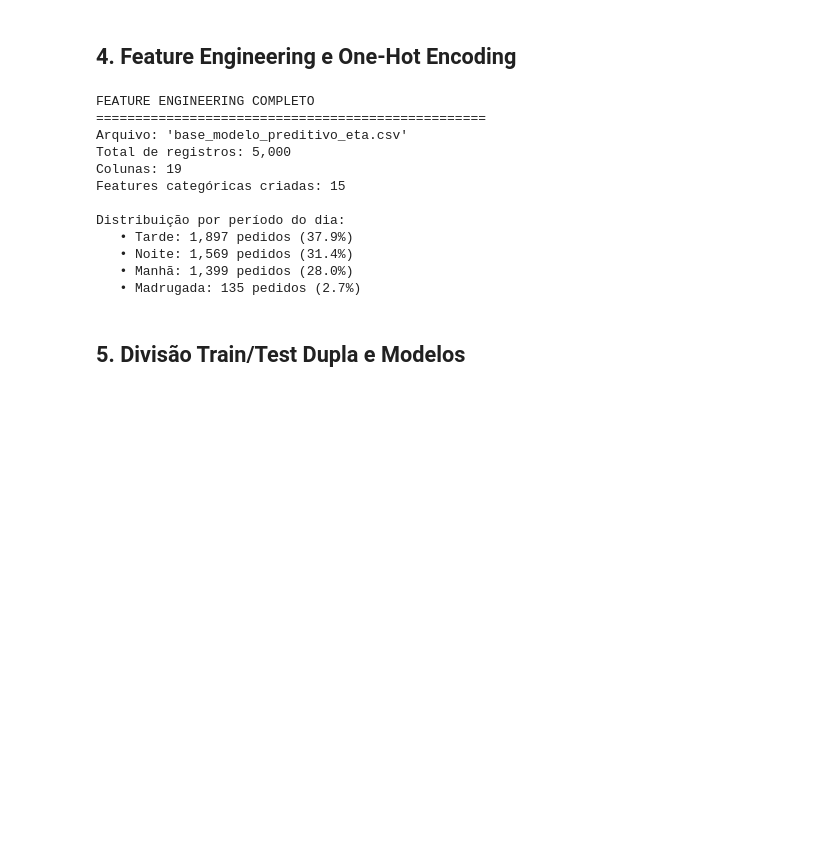
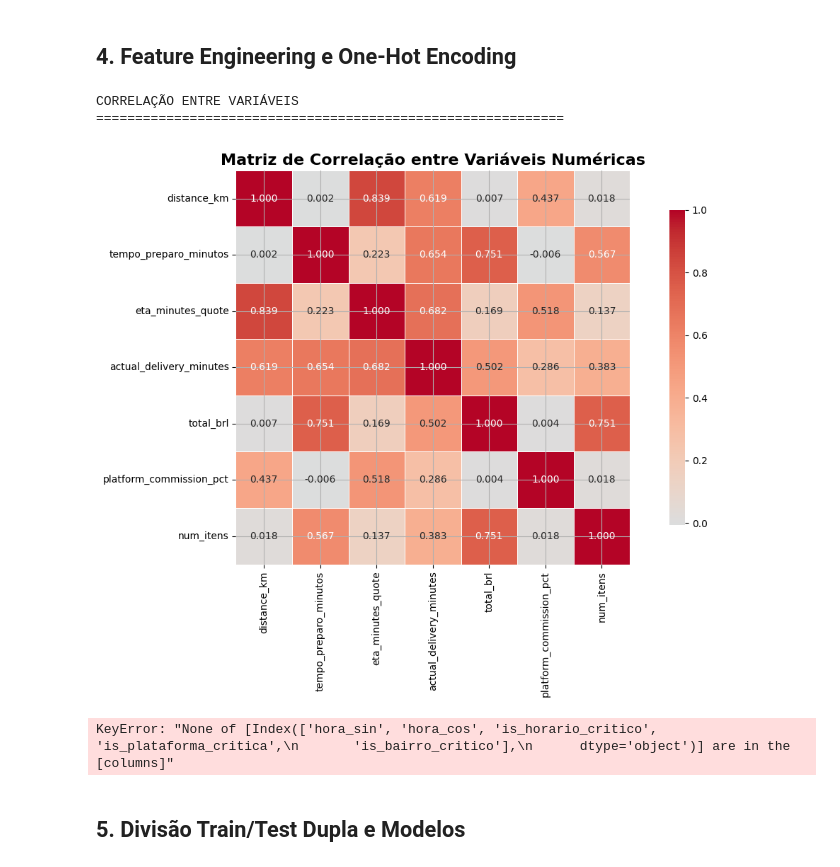
Before and after one commit to EnzoPerego/analise-dados-insperjr-trainee, a Jupyter notebook: modelo_preditivo/modelo_preditivo_eta.ipynb, the cells around one changed output. Saved outputs shown, nothing was run; the diff lists cells and outputs as text; code cells hidden in the pictures; blank space fills up the shorter version.

```diff
--- a/modelo_preditivo/modelo_preditivo_eta.ipynb
+++ b/modelo_preditivo/modelo_preditivo_eta.ipynb
@@ -89,6 +89,38 @@ df['hora_cos'] = np.cos(2 * np.pi * df['hora_pedido'] / 24)
 df['is_horario_critico'] = df['hora_pedido'].isin([18, 19, 20, 21, 22, 23]).astype(int)
 df['is_plataforma_critica'] = (df['platform'] == 'ifood').astype(int)
 df['is_bairro_critico'] = df['macro_bairro'].isin(['Morumbi', 'Vila Mariana', 'Santo Amaro']).astype(int)
+# %%
+import pandas as pd
+import numpy as np
+import matplotlib.pyplot as plt
+import seaborn as sns
+
+# Carregar a base limpa
+df = pd.read_csv('../tratamento_inicial/Base_Kaiserhaus_Limpa.csv')
+
+print("CORRELAÇÃO ENTRE VARIÁVEIS")
+print("=" * 60)
+
+# Selecionar variáveis numéricas para correlação
+variaveis_numericas = ['distance_km', 'tempo_preparo_minutos', 'eta_minutes_quote',
+                       'actual_delivery_minutes', 'total_brl', 'platform_commission_pct',
+                       'num_itens']
+
+# Criar matriz de correlação
+correlacao = df[variaveis_numericas].corr()
+
+
+# Visualizar heatmap
+plt.figure(figsize=(12, 8))
+sns.heatmap(correlacao, annot=True, fmt='.3f', cmap='coolwarm', center=0,
+            square=True, linewidths=0.5, cbar_kws={'shrink': 0.8})
+plt.title('Matriz de Correlação entre Variáveis Numéricas', fontsize=16, fontweight='bold')
+plt.tight_layout()
+plt.show()
+# %% [output]
+CORRELAÇÃO ENTRE VARIÁVEIS
+============================================================
+[figure, added]
 # %%
 # Função para obter período do dia
 def obter_periodo_dia(hora):
@@ -111,7 +143,7 @@ df_canais_proprios['dia_semana'] = obter_dia_semana(df_canais_proprios['order_da
 df_canais_proprios['periodo_dia'] = pd.to_datetime(df_canais_proprios['order_datetime']).dt.hour.apply(obter_periodo_dia)
 
 # Selecionar features
-features_numericas = ['distance_km', 'tempo_preparo_minutos', 'num_itens']
+features_numericas = ['distance_km', 'tempo_preparo_minutos', 'num_itens', 'total_brl']
 features_categoricas = ['periodo_dia', 'platform', 'dia_semana']
 target = 'actual_delivery_minutes'
 
@@ -155,18 +187,7 @@ for periodo, count in distribuicao_periodo.items():
     pct = count / len(df_canais_proprios) * 100
     print(f"   • {periodo}: {count:,} pedidos ({pct:.1f}%)")
 # %% [output]
-FEATURE ENGINEERING COMPLETO
-==================================================
-Arquivo: 'base_modelo_preditivo_eta.csv'
-Total de registros: 5,000
-Colunas: 19
-Features categóricas criadas: 15
-
-Distribuição por período do dia:
-   • Tarde: 1,897 pedidos (37.9%)
-   • Noite: 1,569 pedidos (31.4%)
-   • Manhã: 1,399 pedidos (28.0%)
-   • Madrugada: 135 pedidos (2.7%)
+KeyError: "None of [Index(['hora_sin', 'hora_cos', 'is_horario_critico', 'is_plataforma_critica',\n       'is_bairro_critico'],\n      dtype='object')] are in the [columns]"
 # %% [markdown]
 ## 5. Divisão Train/Test Dupla e Modelos
 # %%
```
Also changed, not shown: parts of 5 cells of this notebook, 1 other file.
